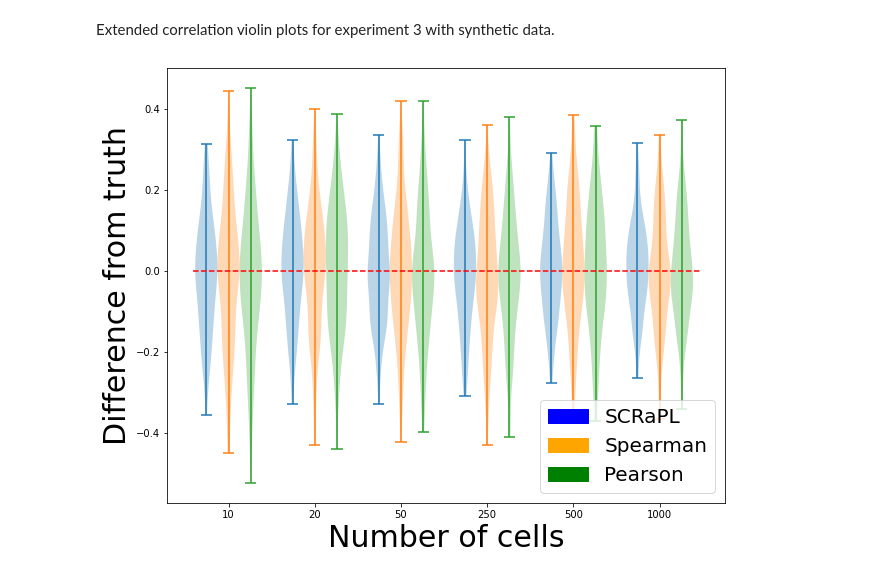
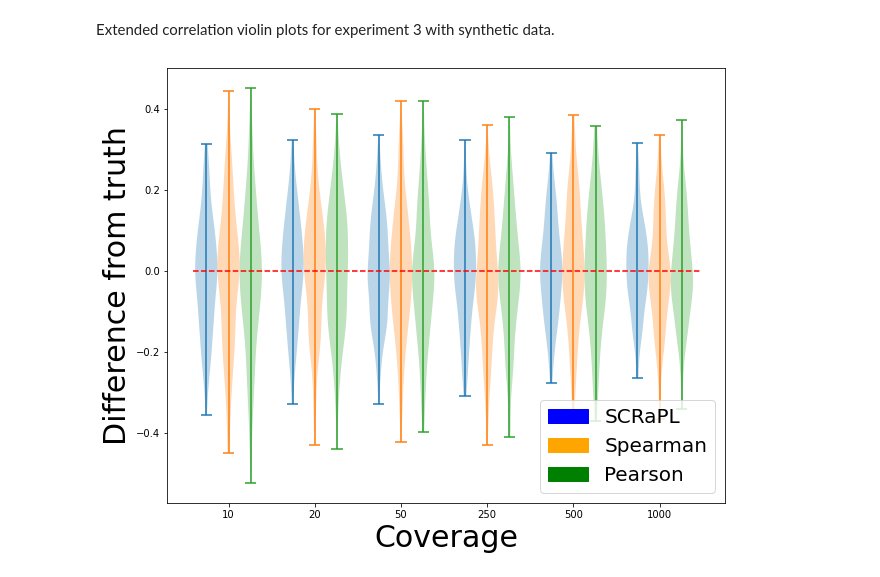
Before and after one commit to chrmaniatis/SCRaPL, a Jupyter notebook: SCRaPL_TF/Synth/More_Plots_synth_exp_3.ipynb, the cells around one changed output. Cells and saved outputs as stored; diff of their text form; code cells hidden in the pictures.

```diff
--- a/SCRaPL_TF/Synth/More_Plots_synth_exp_3.ipynb
+++ b/SCRaPL_TF/Synth/More_Plots_synth_exp_3.ipynb
@@ -121,21 +121,21 @@ for ii in range(len(a2)):
 # %%
 plt.rcParams["figure.figsize"] = (10,8)
 plt.violinplot(cor_scrapl_col,positions=lb_cor_scrapl_tick, widths=16.5)
 plt.xticks(lb_cor_spr_tick,lb_cor)
 plt.violinplot(cor_spr_col,positions=lb_cor_spr_tick, widths=16.5)
 plt.xticks(lb_cor_spr_tick,lb_cor)
 plt.violinplot(cor_prs_col,positions=lb_cor_prs_tick, widths=16.5)
 plt.xticks(lb_cor_spr_tick,lb_cor)
 
 SCRaPL_patch = mpatches.Patch(color='blue', label='SCRaPL')
 Spearman_patch = mpatches.Patch(color='orange', label='Spearman')
 Pearson_patch = mpatches.Patch(color='green', label='Pearson')
 
 plt.legend(handles=[SCRaPL_patch,Spearman_patch,Pearson_patch ],fontsize =20,loc="lower right")
 plt.hlines(y=0,xmin=-26.5,xmax=350.0,colors='r',linestyles='dashed')
 plt.ylabel("Difference from truth",fontsize=30)
-plt.xlabel("Number of cells",fontsize=30)
+plt.xlabel("Coverage",fontsize=30)
 plt.savefig(Folder+'SCRaPL/Synth/Extra_Synth_violin_3.pdf', bbox_inches='tight')
 plt.show()
 # %% [output]
-[figure, old version]
+[figure, new version]
```
Also changed, not shown: 1 other file.
